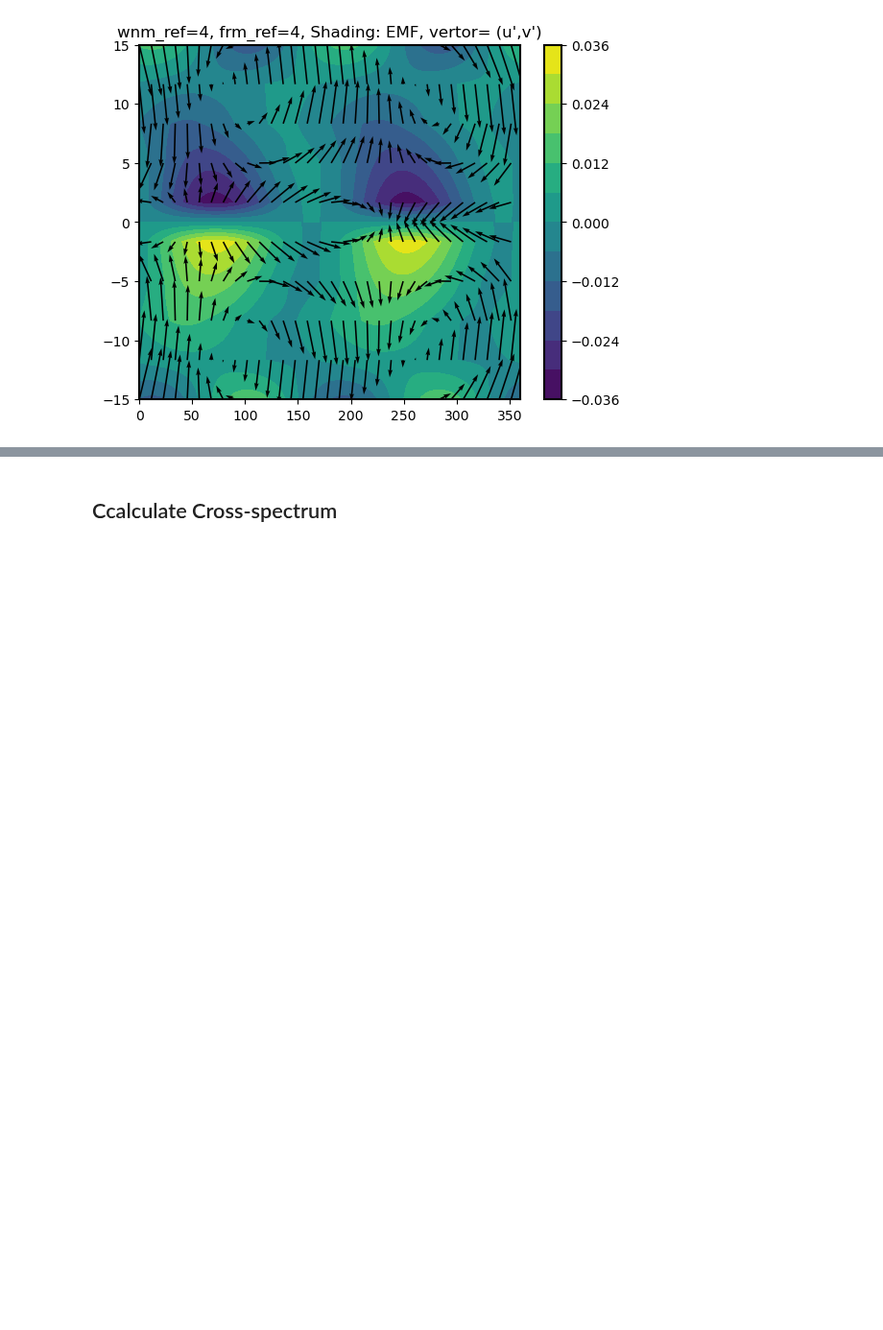
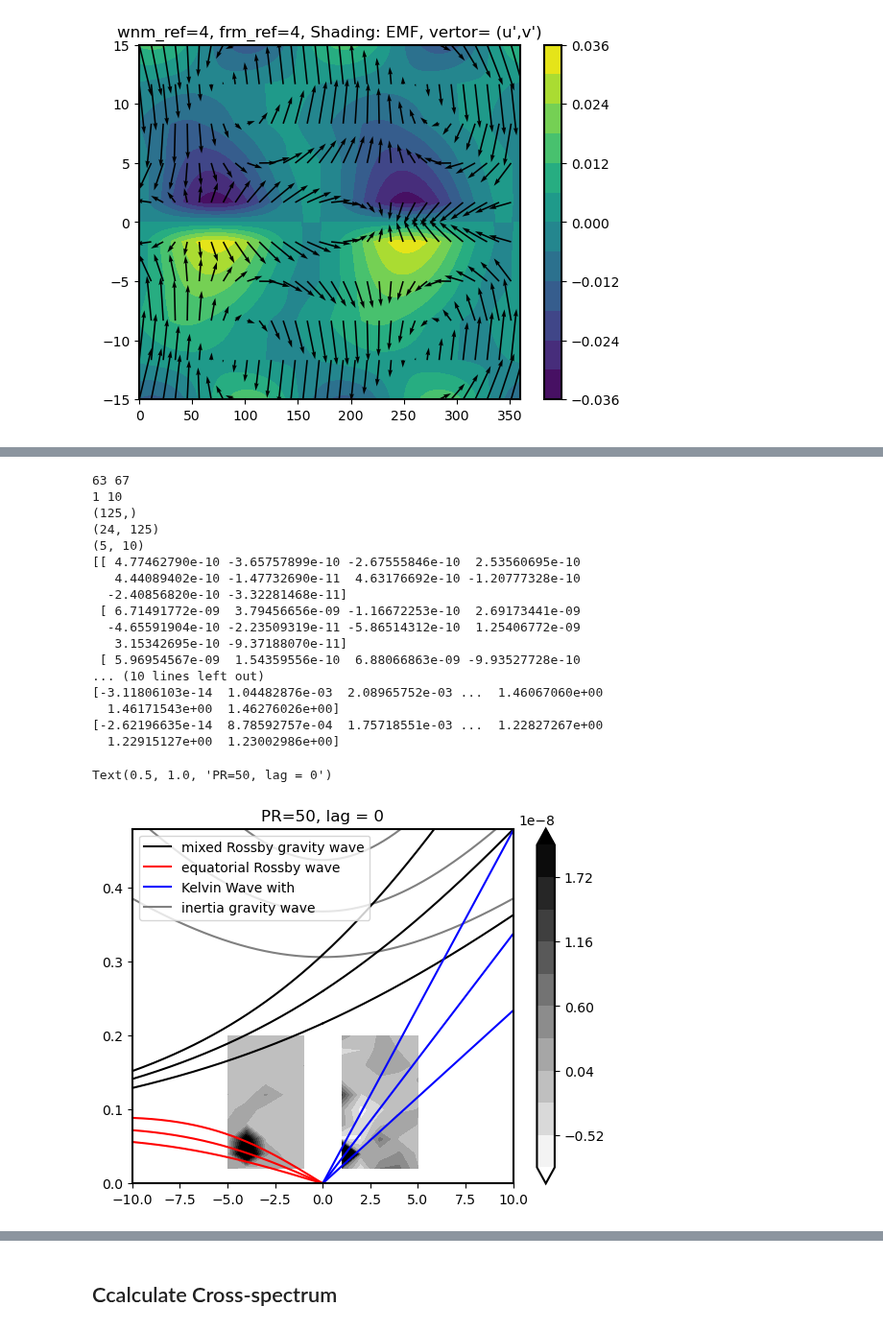
Before and after one commit to PeterChang1023/Moist_Dycore, a Jupyter notebook: IdealizeSpetral.jl/exp/HSt42/Jo_Jo_Dycore_Master_4.ipynb, the cells around one changed output, grey strips where cells are left out. Shown at 96% size. Drawn from its saved outputs; the diff is of its cells as text; code cells hidden in the pictures; blank space fills up the shorter version.

Commit message:
reconstruct find Rossby wave

```diff
--- a/IdealizeSpetral.jl/exp/HSt42/Jo_Jo_Dycore_Master_4.ipynb
+++ b/IdealizeSpetral.jl/exp/HSt42/Jo_Jo_Dycore_Master_4.ipynb
@@ -1243,9 +938,9 @@ print(dmdy.shape)
 EOF1_all = EOFs_all[:,0,:]
 print(EOF1_all.shape)
 
-m_all = np.zeros((6, 19500))
-for i in range(6):
-    m_all[i] = dmdy[i,:,32:].dot(EOF1_all[i,:])
+# m_all = np.zeros((6, 19500))
+# for i in range(6):
+#     m_all[i] = dmdy[i,:,32:].dot(EOF1_all[i,:])
 # %% [output]
 (6, 32)
 # %%
@@ -1299,3 +994,6 @@ plt.title("wnm_ref=4, frm_ref=4, Shading: EMF, vertor= (u',v')")
 # %% [output]
 Text(0.5, 1.0, "wnm_ref=4, frm_ref=4, Shading: EMF, vertor= (u',v')")
 [figure]
+# %%
+u_daily             = average_every_n_steps(var["u"][:,:,:],4)   # making daily data
+u_daily.shape
@@ -1301,0 +1177,6 @@ Text(0.5, 1.0, "wnm_ref=4, frm_ref=4, Shading: EMF, vertor= (u',v')")
+# %%
+PC1_all.shape
+prec_daily.shape
+prec_daily_time = np.mean(prec_daily[:,lat_cond,:], axis=(1,2))
+
+idx = np.where(prec_daily_time > prec_daily_time.mean() + prec_daily_time.std())[0]
@@ -1301,0 +1220,65 @@ Text(0.5, 1.0, "wnm_ref=4, frm_ref=4, Shading: EMF, vertor= (u',v')")
+# %%
+k_max       = 62
+w_max       = 24
+
+wave_number = np.arange(-k_max,k_max+1,1)
+frequency   = np.arange(0,w_max,1)
+k,w         = np.meshgrid(wave_number,frequency)
+
+index_of_wave_number_big = int(np.where(wave_number == 5)[0][0])
+index_of_wave_number_sml = int(np.where(wave_number == 1)[0][0])
+
+index_of_frequency_big   = int(np.where(frequency == 10)[0][0])
+index_of_frequency_sml   = int(np.where(frequency == 1)[0][0])
+
+print(index_of_wave_number_sml, index_of_wave_number_big)
+print(index_of_frequency_sml, index_of_frequency_big)
+
+print(wave_number.shape)
+print(w.shape)
+
+
+# m_final_positive_idx = m_final[m_final > m_final.std()][0]
+m_final_positive_idx      = m_final[:,:,idx].mean(axis=2)
+m_final_west_positive_idx = m_final_west[:,:,idx].mean(axis=2)
+print(m_final_west_positive_idx.shape)
+
+# m_final[:,:,
+print(m_final_positive_idx)
+plt.figure()
+making_theoretical_line()
+# cs=plt.contourf(-k, w/50, P_total,extend='both',cmap='gray_r')
+### East
+cs = plt.contourf(-k[int(index_of_frequency_sml):int(index_of_frequency_big+1), -6+int(index_of_wave_number_sml):int(index_of_wave_number_big+1-6)],
+              w[int(index_of_frequency_sml):int(index_of_frequency_big+1), -6+int(index_of_wave_number_sml):int(index_of_wave_number_big+1-6)]/50,
+              np.rollaxis(m_final_positive_idx, axis=1), levels = np.linspace(-0.8E-8,2E-8,11),extend='both',cmap='gray_r')
+
+### West
+cs = plt.contourf(-k[int(index_of_frequency_sml):int(index_of_frequency_big+1), int(index_of_wave_number_sml):int(index_of_wave_number_big+1)],
+              w[int(index_of_frequency_sml):int(index_of_frequency_big+1), int(index_of_wave_number_sml):int(index_of_wave_number_big+1)]/50,
+              np.rollaxis(m_final_west_positive_idx[:,:], axis=1), levels = np.linspace(-0.8E-8,2E-8,11),extend='both',cmap='gray_r')
+
+plt.colorbar(cs)
+plt.xlim([-10,10])
+plt.ylim([0,24/50])
+plt.title(f"PR={PR}, lag = 0")
+# %% [output]
+63 67
+1 10
+(125,)
+(24, 125)
+(5, 10)
+[[ 4.77462790e-10 -3.65757899e-10 -2.67555846e-10  2.53560695e-10
+   4.44089402e-10 -1.47732690e-11  4.63176692e-10 -1.20777328e-10
+  -2.40856820e-10 -3.32281468e-11]
+ [ 6.71491772e-09  3.79456656e-09 -1.16672253e-10  2.69173441e-09
+  -4.65591904e-10 -2.23509319e-11 -5.86514312e-10  1.25406772e-09
+   3.15342695e-10 -9.37188070e-11]
+ [ 5.96954567e-09  1.54359556e-10  6.88066863e-09 -9.93527728e-10
+... (10 lines left out)
+[-3.11806103e-14  1.04482876e-03  2.08965752e-03 ...  1.46067060e+00
+  1.46171543e+00  1.46276026e+00]
+[-2.62196635e-14  8.78592757e-04  1.75718551e-03 ...  1.22827267e+00
+  1.22915127e+00  1.23002986e+00]
+Text(0.5, 1.0, 'PR=50, lag = 0')
+[figure, added]
```
Also changed, not shown: parts of 41 cells of this notebook.
